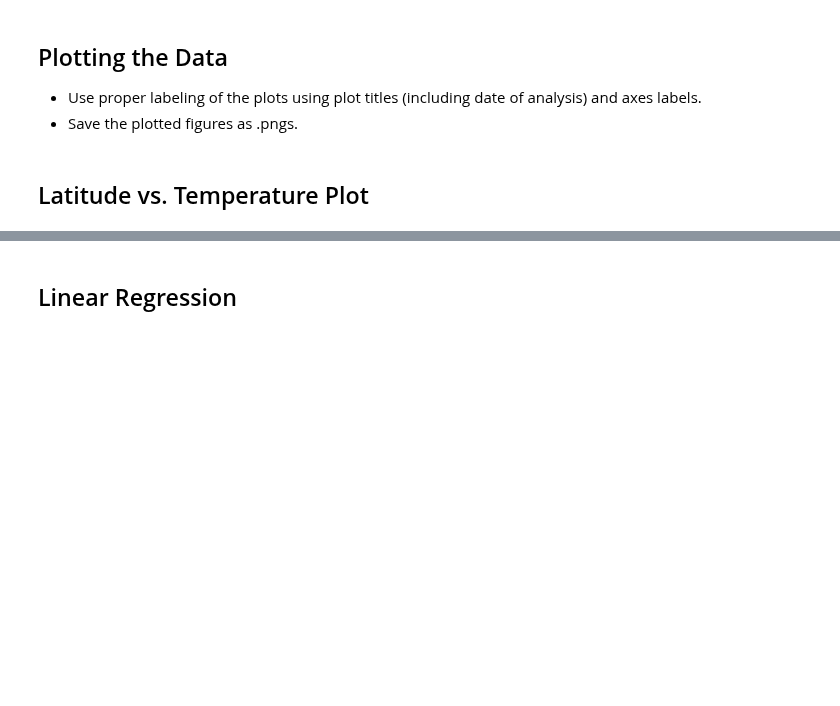
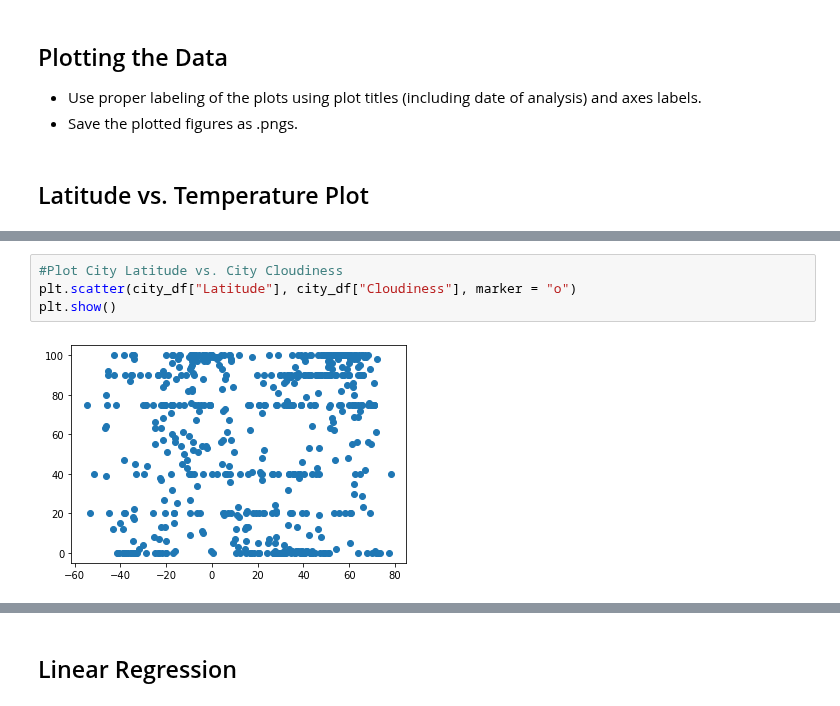
Before and after one commit to sdfeinsilver/python-api-challenge, a Jupyter notebook: WeatherPy/WeatherPy.ipynb, the cells around one changed output, grey strips where cells are left out. Saved outputs shown, nothing was run; the diff lists cells and outputs as text; blank space fills up the shorter version.

```diff
--- a/WeatherPy/WeatherPy.ipynb
+++ b/WeatherPy/WeatherPy.ipynb
@@ -147,0 +154,6 @@ len(humid_check_df)
+# %%
+#Plot City Latitude vs. City Cloudiness
+plt.scatter(city_df["Latitude"], city_df["Cloudiness"], marker = "o")
+plt.show()
+# %% [output]
+[figure, added]
```
Also changed, not shown: parts of 9 cells of this notebook.
